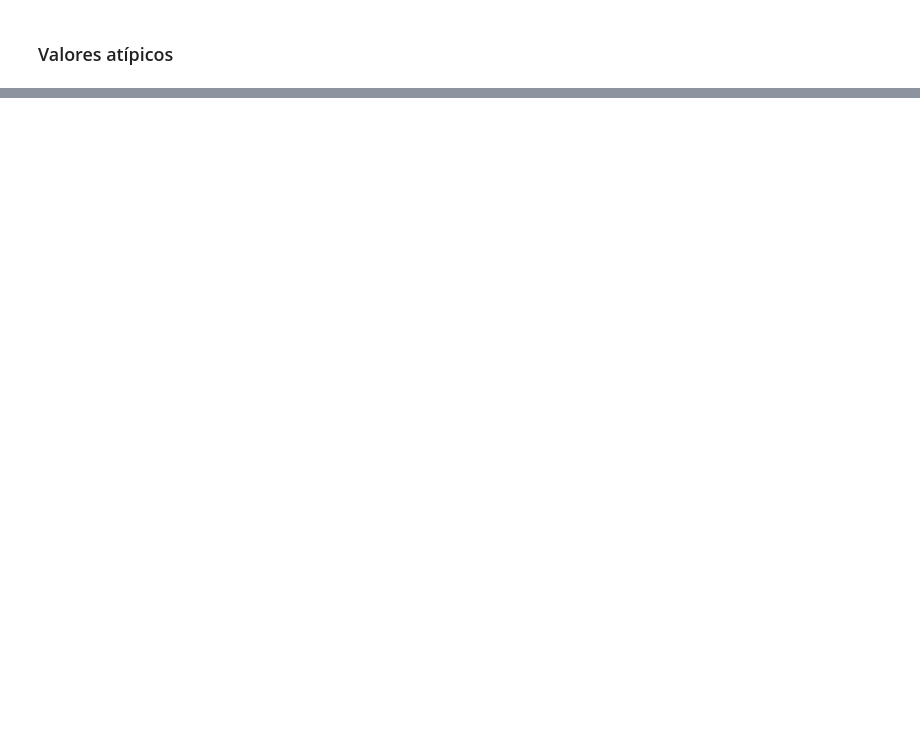
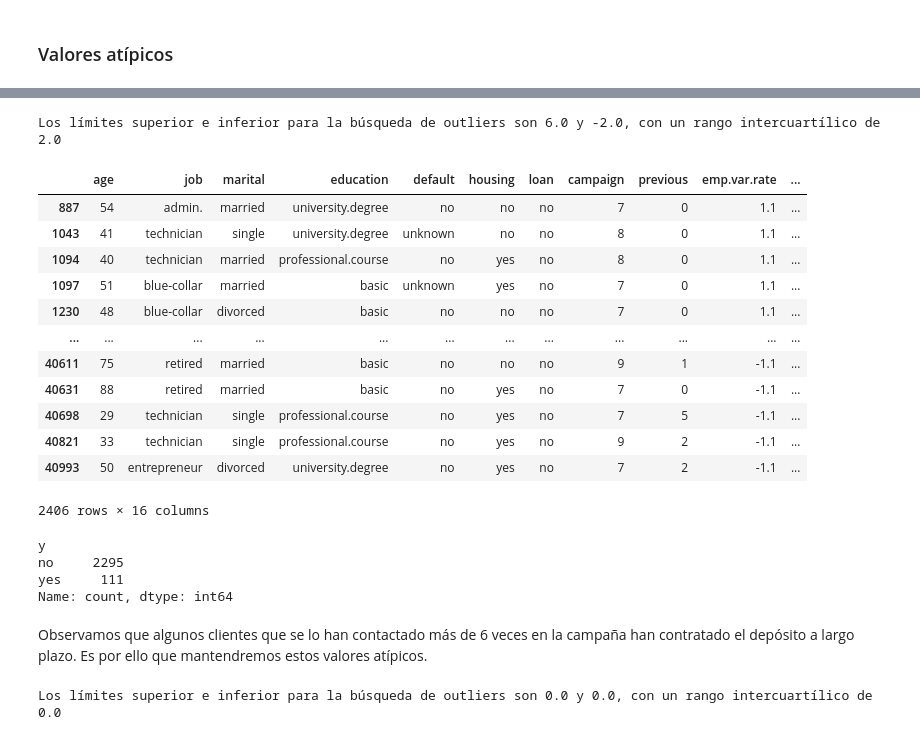
Before and after one commit to 4GeeksAcademy/Ejercicio-y-Tutorial-de-Regresion-Logistica-VLG, a Jupyter notebook: src/explore.ipynb, the cells around one changed output, grey strips where cells are left out. Drawn from its saved outputs; the diff is of its cells as text; code cells hidden in the pictures; blank space fills up the shorter version.

```diff
--- a/src/explore.ipynb
+++ b/src/explore.ipynb
@@ -372,0 +406,53 @@ sns.pairplot(data = df)
+# %%
+# Calcular el primer cuartil (Q1) y el tercer cuartil (Q3) de campaign
+Q1 = df['campaign'].quantile(0.25)
+Q3 = df['campaign'].quantile(0.75)
+IQR = Q3 - Q1
+
+# Definir los límites inferior y superior
+lower_limit = Q1 - 1.5 * IQR
+upper_limit = Q3 + 1.5 * IQR
+
+print(f"Los límites superior e inferior para la búsqueda de outliers son {round(upper_limit, 2)} y {round(lower_limit, 2)}, con un rango intercuartílico de {round(IQR, 2)}")
+# %% [output]
+Los límites superior e inferior para la búsqueda de outliers son 6.0 y -2.0, con un rango intercuartílico de 2.0
+# %%
+outliers_camp = df[df["campaign"] > 6]
+
+outliers_camp
+# %% [output]
+|  | age | job | marital | education | default | housing | loan | campaign | previous | emp.var.rate | ... |
+| 887 | 54 | admin. | married | university.degree | no | no | no | 7 | 0 | 1.1 | ... |
+| 1043 | 41 | technician | single | university.degree | unknown | no | no | 8 | 0 | 1.1 | ... |
+| 1094 | 40 | technician | married | professional.course | no | yes | no | 8 | 0 | 1.1 | ... |
+| 1097 | 51 | blue-collar | married | basic | unknown | yes | no | 7 | 0 | 1.1 | ... |
+| 1230 | 48 | blue-collar | divorced | basic | no | no | no | 7 | 0 | 1.1 | ... |
+| ... | ... | ... | ... | ... | ... | ... | ... | ... | ... | ... | ... |
+| 40611 | 75 | retired | married | basic | no | no | no | 9 | 1 | -1.1 | ... |
+| 40631 | 88 | retired | married | basic | no | yes | no | 7 | 0 | -1.1 | ... |
+| 40698 | 29 | technician | single | professional.course | no | yes | no | 7 | 5 | -1.1 | ... |
+| 40821 | 33 | technician | single | professional.course | no | yes | no | 9 | 2 | -1.1 | ... |
+| 40993 | 50 | entrepreneur | divorced | university.degree | no | yes | no | 7 | 2 | -1.1 | ... |
+2406 rows × 16 columns
+# %%
+outliers_camp.y.value_counts()
+# %% [output]
+y
+no     2295
+yes     111
+Name: count, dtype: int64
+# %% [markdown]
+Observamos que algunos clientes que se lo han contactado más de 6 veces en la campaña han contratado el depósito a largo plazo. Es por ello que mantendremos estos valores atípicos.
+# %%
+# Calcular el primer cuartil (Q1) y el tercer cuartil (Q3) de previous
+Q1_prev = df['previous'].quantile(0.25)
+Q3_prev = df['previous'].quantile(0.75)
+IQR_prev = Q3_prev - Q1_prev
+
+# Definir los límites inferior y superior
+lower_limit_prev = Q1_prev - 1.5 * IQR_prev
+upper_limit_prev= Q3_prev + 1.5 * IQR_prev
+
+print(f"Los límites superior e inferior para la búsqueda de outliers son {round(upper_limit_prev, 2)} y {round(lower_limit_prev, 2)}, con un rango intercuartílico de {round(IQR_prev, 2)}")
+# %% [output]
+Los límites superior e inferior para la búsqueda de outliers son 0.0 y 0.0, con un rango intercuartílico de 0.0
```
Also changed, not shown: parts of 11 cells of this notebook.
